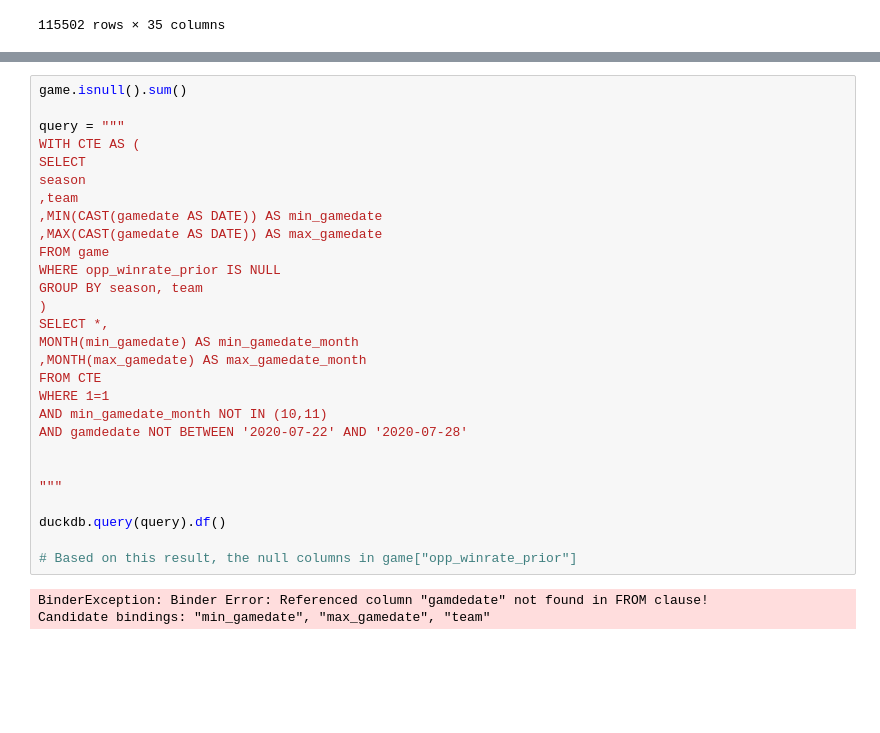
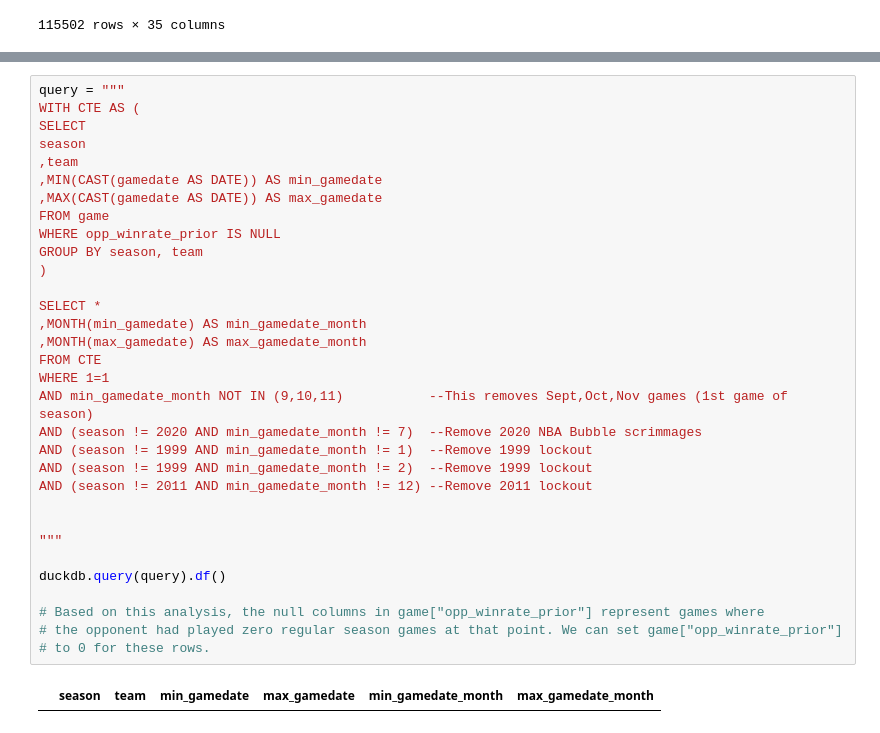
Before and after one commit to dejiandrew/nba-award-predictor, a Jupyter notebook: pow_features.ipynb, the cells around one changed output, grey strips where cells are left out. Saved outputs shown, nothing was run; the diff lists cells and outputs as text; blank space fills up the shorter version.

```diff
--- a/pow_features.ipynb
+++ b/pow_features.ipynb
@@ -224,31 +245,34 @@ game
 # %%
-game.isnull().sum()
-
 query = """
 WITH CTE AS (
 SELECT
 season
 ,team
 ,MIN(CAST(gamedate AS DATE)) AS min_gamedate
 ,MAX(CAST(gamedate AS DATE)) AS max_gamedate
 FROM game
 WHERE opp_winrate_prior IS NULL
 GROUP BY season, team
 )
-SELECT *,
-MONTH(min_gamedate) AS min_gamedate_month
+
+SELECT *
+,MONTH(min_gamedate) AS min_gamedate_month
 ,MONTH(max_gamedate) AS max_gamedate_month
 FROM CTE
 WHERE 1=1
-AND min_gamedate_month NOT IN (10,11)
-AND gamdedate NOT BETWEEN '2020-07-22' AND '2020-07-28'
+AND min_gamedate_month NOT IN (9,10,11)           --This removes Sept,Oct,Nov games (1st game of season)
+AND (season != 2020 AND min_gamedate_month != 7)  --Remove 2020 NBA Bubble scrimmages
+AND (season != 1999 AND min_gamedate_month != 1)  --Remove 1999 lockout
+AND (season != 1999 AND min_gamedate_month != 2)  --Remove 1999 lockout
+AND (season != 2011 AND min_gamedate_month != 12) --Remove 2011 lockout
 
 
 """
 
 duckdb.query(query).df()
 
-# Based on this result, the null columns in game["opp_winrate_prior"]
+# Based on this analysis, the null columns in game["opp_winrate_prior"] represent games where
+# the opponent had played zero regular season games at that point. We can set game["opp_winrate_prior"]
+# to 0 for these rows.
 # %% [output]
-BinderException: Binder Error: Referenced column "gamdedate" not found in FROM clause!
-Candidate bindings: "min_gamedate", "max_gamedate", "team"
+|  | season | team | min_gamedate | max_gamedate | min_gamedate_month | max_gamedate_month |
```
Also changed, not shown: parts of 8 cells of this notebook.
